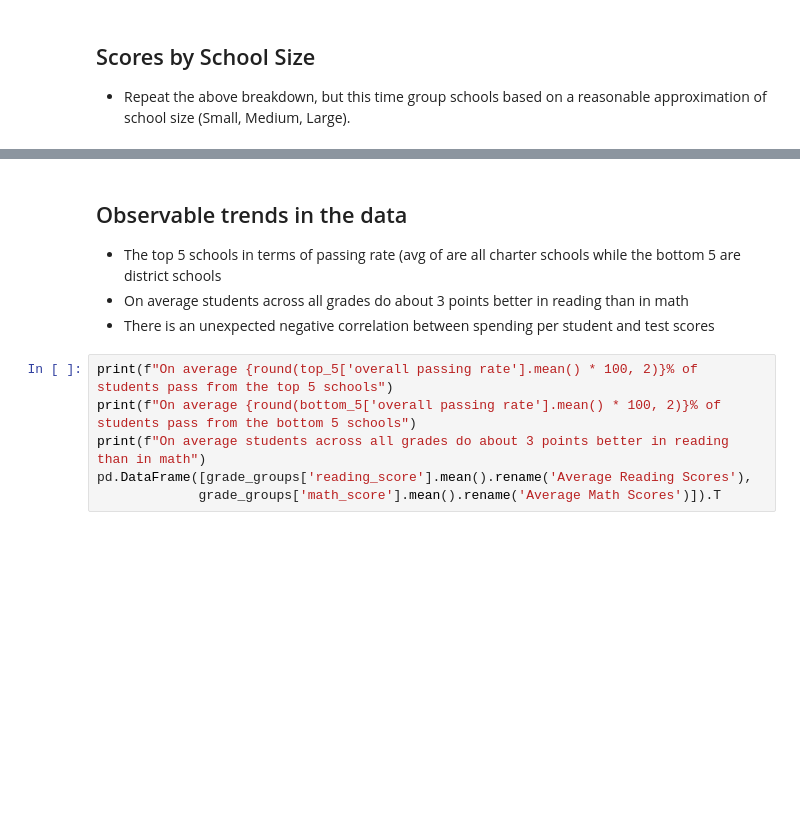
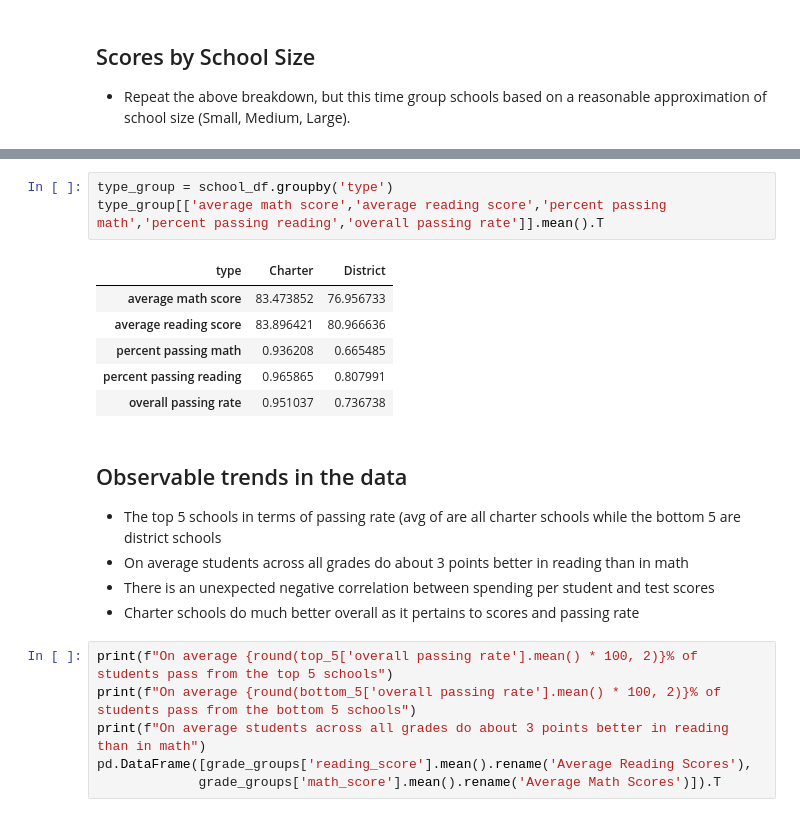
Before and after one commit to coreyclip/Pandas-Box, a Jupyter notebook: AcademyPy.ipynb, the cells around one changed output, grey strips where cells are left out. Saved outputs shown, nothing was run; the diff lists cells and outputs as text; blank space fills up the shorter version.

```diff
--- a/AcademyPy.ipynb
+++ b/AcademyPy.ipynb
@@ -337,8 +335,19 @@ school_stats.describe()
+# %%
+type_group = school_df.groupby('type')
+type_group[['average math score','average reading score','percent passing math','percent passing reading','overall passing rate']].mean().T
+# %% [output]
+| type | Charter | District |
+| average math score | 83.473852 | 76.956733 |
+| average reading score | 83.896421 | 80.966636 |
+| percent passing math | 0.936208 | 0.665485 |
+| percent passing reading | 0.965865 | 0.807991 |
+| overall passing rate | 0.951037 | 0.736738 |
 # %% [markdown]
 ## Observable trends in the data
 * The top 5 schools in terms of passing rate (avg of  are all charter schools while the bottom 5 are district schools
 * On average students across all grades do about 3 points better in reading than in math
 * There is an unexpected negative correlation between spending per student and test scores
+* Charter schools do much better overall as it pertains to scores and passing rate
 # %%
 print(f"On average {round(top_5['overall passing rate'].mean() * 100, 2)}% of students pass from the top 5 schools")
 print(f"On average {round(bottom_5['overall passing rate'].mean() * 100, 2)}% of students pass from the bottom 5 schools")
```
Also changed, not shown: parts of 3 cells of this notebook.
